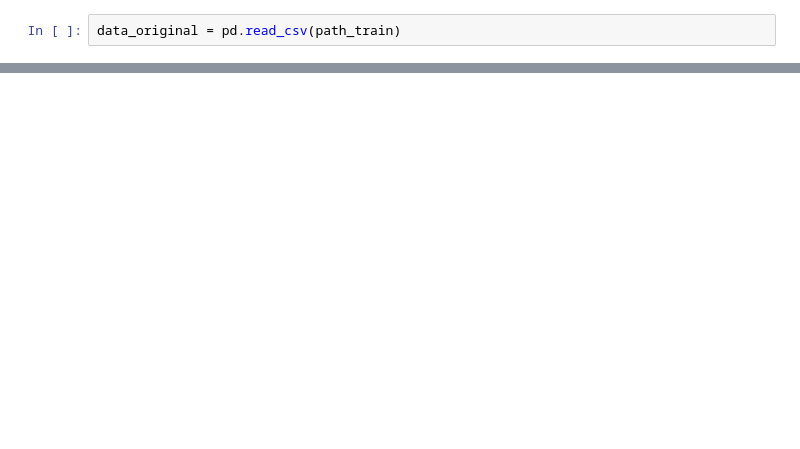
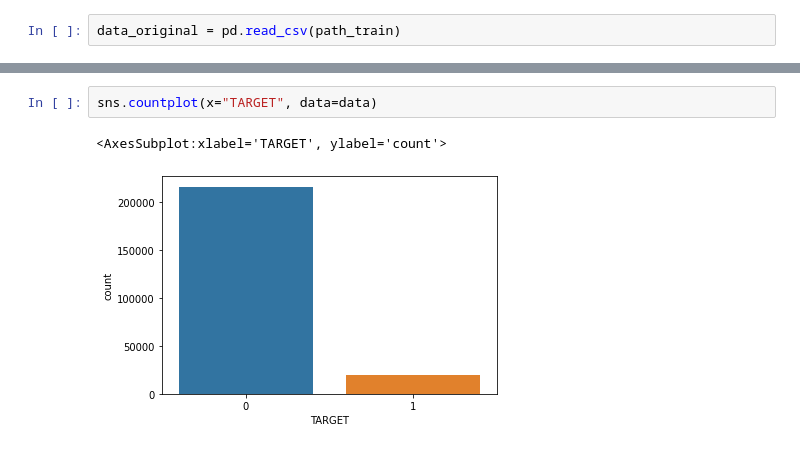
Before and after one commit to Valemos/ml_labs, a Jupyter notebook: lab2_credit_default_risk.ipynb, the cells around one changed output, grey strips where cells are left out. Drawn from its saved outputs; the diff is of its cells as text; blank space fills up the shorter version.

```diff
--- a/lab2_credit_default_risk.ipynb
+++ b/lab2_credit_default_risk.ipynb
@@ -73,0 +147,5 @@ data = data_pipeline.transform(data_original.copy())
+# %%
+sns.countplot(x="TARGET", data=data)
+# %% [output]
+<AxesSubplot:xlabel='TARGET', ylabel='count'>
+[figure, added]
```
Also changed, not shown: parts of 23 cells of this notebook.
